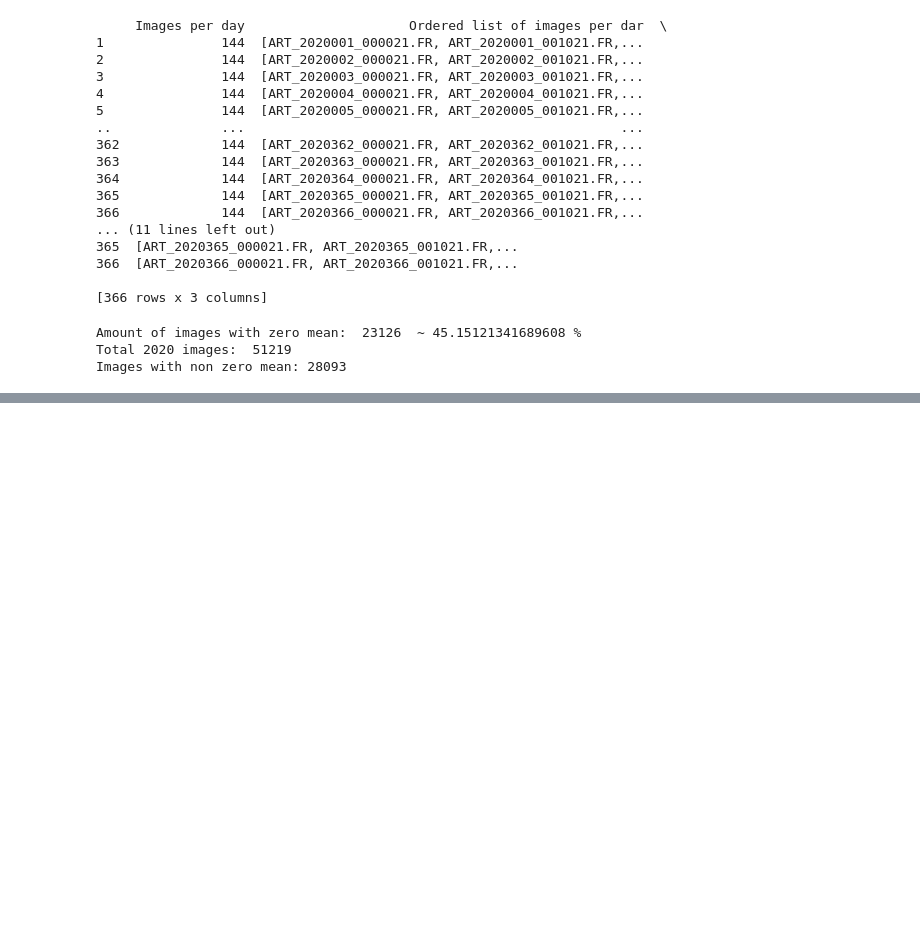
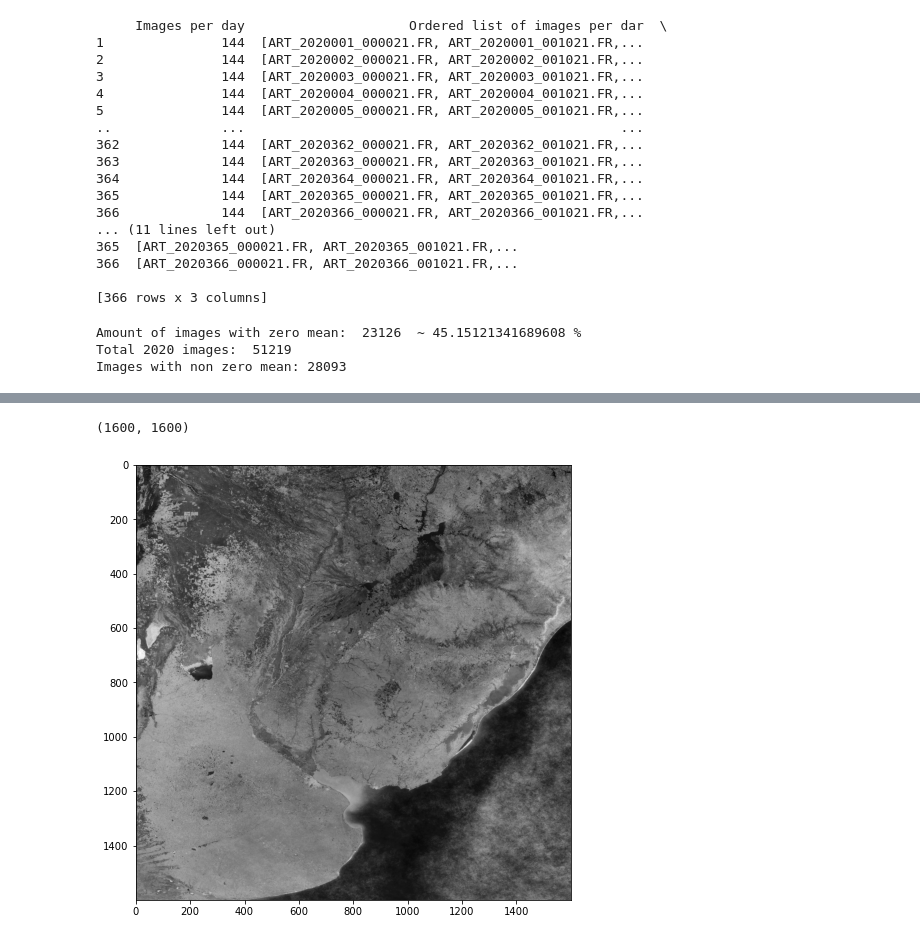
Before and after one commit to francomozo/deepCloud, a Jupyter notebook: nb-data-exp-on-server.ipynb, the cells around one changed output, grey strips where cells are left out. Drawn from its saved outputs; the diff is of its cells as text; code cells hidden in the pictures; blank space fills up the shorter version.

```diff
--- a/nb-data-exp-on-server.ipynb
+++ b/nb-data-exp-on-server.ipynb
@@ -191,0 +230,20 @@ for day_minus_1, img_name in enumerate(img_90th_lst):
+# %%
+# img = np.asarray(cv.imread('misc/bkg.png')[:,:,0])
+# np.save('misc/img/bkg.npy', img)
+
+dataset = data.SatelliteImagesDataset(root_dir = 'misc/img/',
+                                transform = data.CropImage(2))
+
+
+
+sample = dataset[0]
+image, time_stamp = sample['image'], sample['time_stamp']
+
+print(image.shape)
+fig, ax = plt.subplots()
+
+plt.imshow(image, cmap='gray')
+plt.show()
+# %% [output]
+(1600, 1600)
+[figure, added]
```
Also changed, not shown: parts of 2 cells of this notebook, 3 other files.
